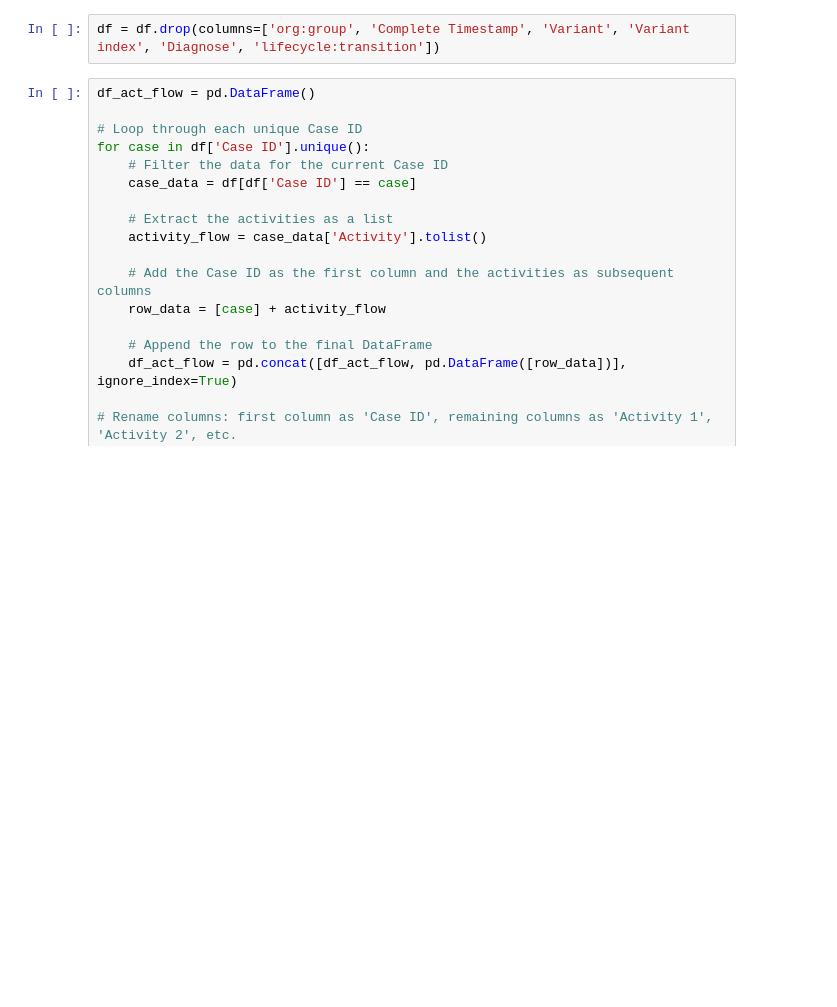
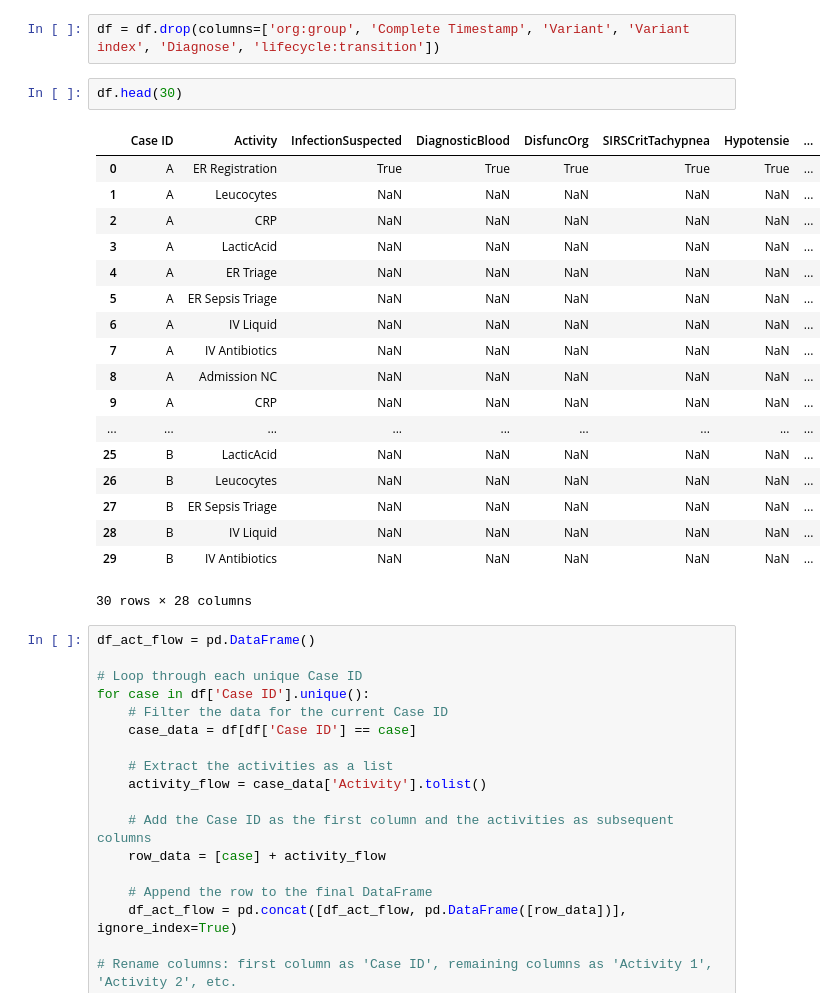
Before and after one commit to mohdkashifansari/Process_Analytics, a Jupyter notebook: model.ipynb, the cells around one changed output. Cells and saved outputs as stored; diff of their text form; blank space fills up the shorter version.

```diff
--- a/model.ipynb
+++ b/model.ipynb
@@ -6,6 +6,27 @@ from matplotlib import pyplot as plt
 df = pd.read_csv("Sepsis_Cases_Log.csv")
 # %%
 df = df.drop(columns=['org:group', 'Complete Timestamp', 'Variant', 'Variant index', 'Diagnose', 'lifecycle:transition'])
+# %%
+df.head(30)
+# %% [output]
+|  | Case ID | Activity | InfectionSuspected | DiagnosticBlood | DisfuncOrg | SIRSCritTachypnea | Hypotensie | ... |
+| 0 | A | ER Registration | True | True | True | True | True | ... |
+| 1 | A | Leucocytes | NaN | NaN | NaN | NaN | NaN | ... |
+| 2 | A | CRP | NaN | NaN | NaN | NaN | NaN | ... |
+| 3 | A | LacticAcid | NaN | NaN | NaN | NaN | NaN | ... |
+| 4 | A | ER Triage | NaN | NaN | NaN | NaN | NaN | ... |
+| 5 | A | ER Sepsis Triage | NaN | NaN | NaN | NaN | NaN | ... |
+| 6 | A | IV Liquid | NaN | NaN | NaN | NaN | NaN | ... |
+| 7 | A | IV Antibiotics | NaN | NaN | NaN | NaN | NaN | ... |
+| 8 | A | Admission NC | NaN | NaN | NaN | NaN | NaN | ... |
+| 9 | A | CRP | NaN | NaN | NaN | NaN | NaN | ... |
+| ... | ... | ... | ... | ... | ... | ... | ... | ... |
+| 25 | B | LacticAcid | NaN | NaN | NaN | NaN | NaN | ... |
+| 26 | B | Leucocytes | NaN | NaN | NaN | NaN | NaN | ... |
+| 27 | B | ER Sepsis Triage | NaN | NaN | NaN | NaN | NaN | ... |
+| 28 | B | IV Liquid | NaN | NaN | NaN | NaN | NaN | ... |
+| 29 | B | IV Antibiotics | NaN | NaN | NaN | NaN | NaN | ... |
+30 rows × 28 columns
 # %%
 df_act_flow = pd.DataFrame()
 
```
Also changed, not shown: parts of 7 cells of this notebook, 2 other files.
